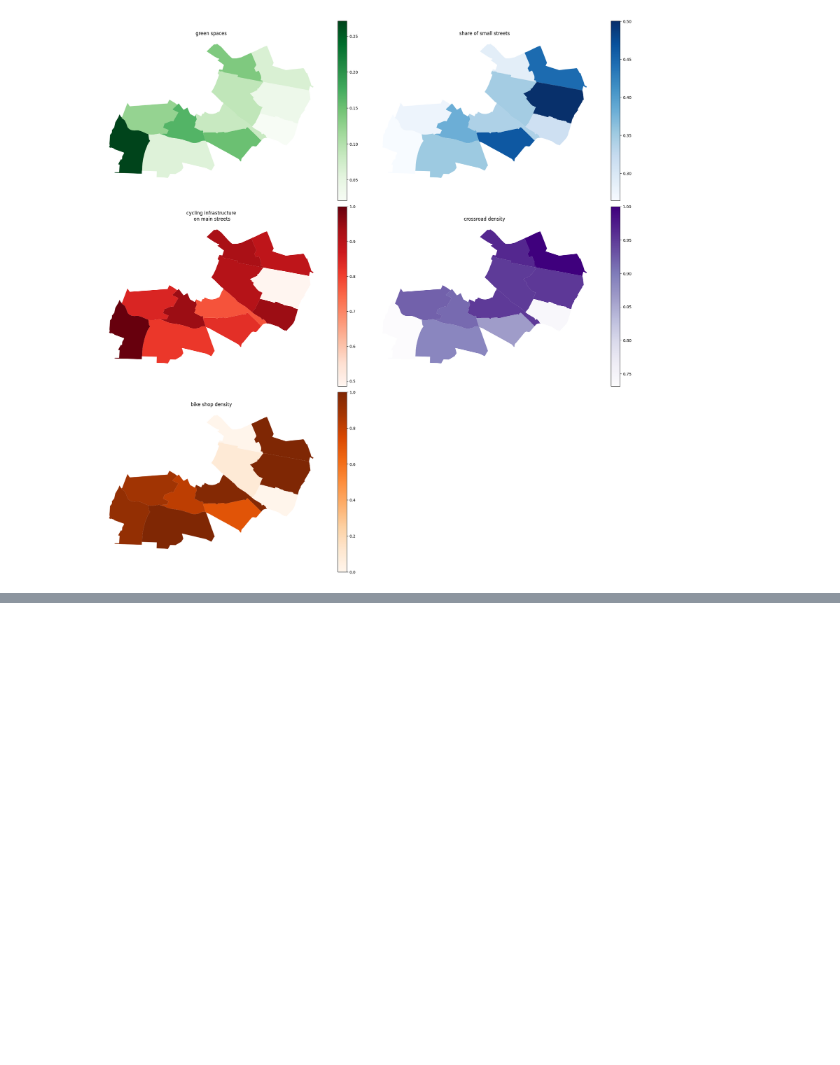
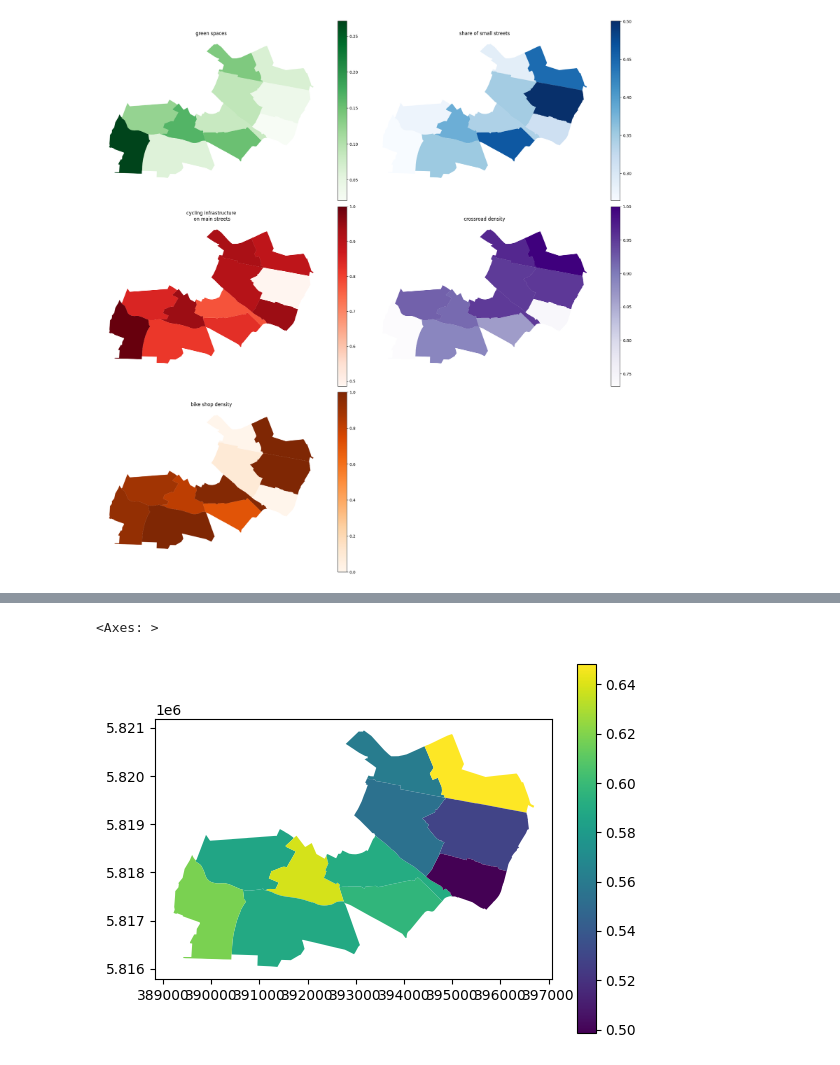
Before and after one commit to DLR-VF/bikeability, a Jupyter notebook: examples/example_use_cases.ipynb, the cells around one changed output, grey strips where cells are left out. Cells and saved outputs as stored; diff of their text form; code cells hidden in the pictures; blank space fills up the shorter version.

```diff
--- a/examples/example_use_cases.ipynb
+++ b/examples/example_use_cases.ipynb
@@ -174,0 +175,5 @@ ax.title.set_text("Street network nodes and derived crossroads ")
+# %%
+bikeability_gdf.plot(column= "bikeability", cmap="viridis", legend=True)
+# %% [output]
+<Axes: >
+[figure, added]
```
Also changed, not shown: parts of 3 cells of this notebook, 4 other files.
